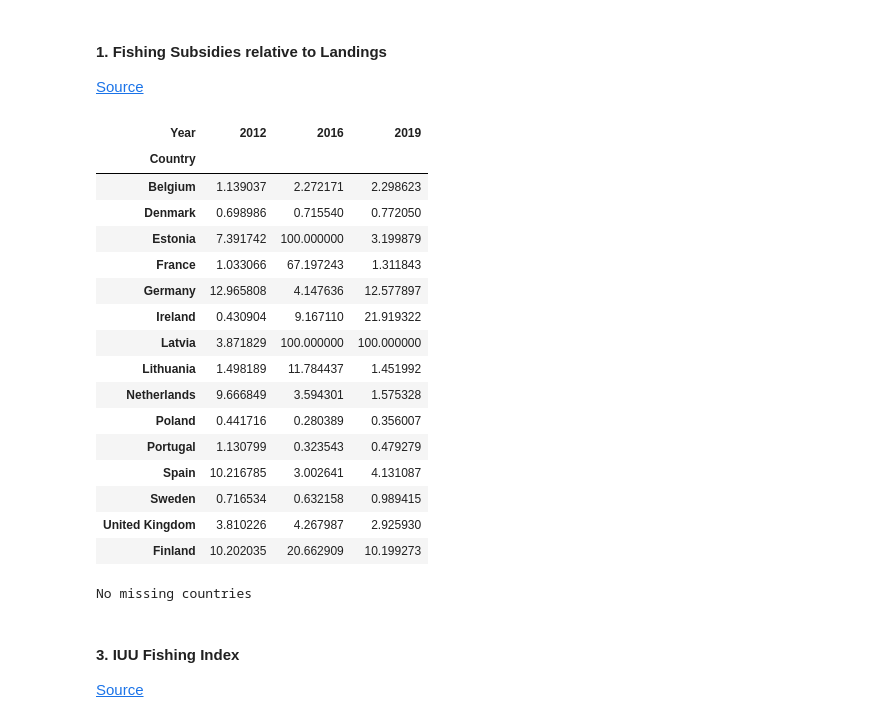
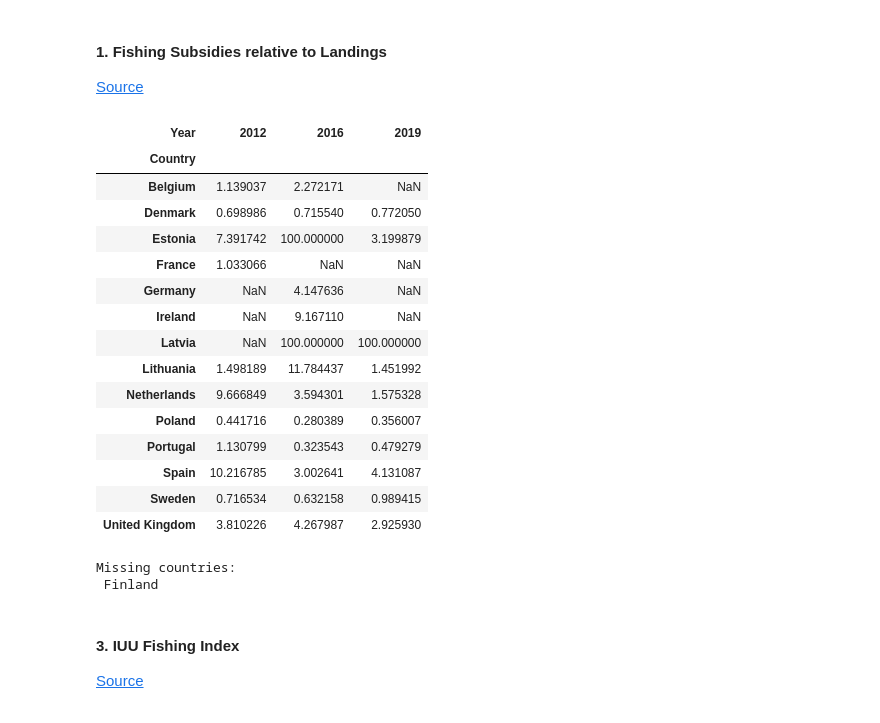
Before and after one commit to isaldiviagonzatti/sdg14, a Jupyter notebook: code/exploreSDG14.ipynb, the cells around one changed output. Cells and saved outputs as stored; diff of their text form; code cells hidden in the pictures.

```diff
--- a/code/exploreSDG14.ipynb
+++ b/code/exploreSDG14.ipynb
@@ -880,9 +889,13 @@ noRisk = [
 # selection as per https://stats.oecd.org/Index.aspx?QueryId=121718
 
 fse = pd.read_csv("../data/FISH_FSE.csv")
-years = range(2012,fse.Year.max())
+years = range(2012, fse.Year.max())
 # we use US dollars because some countries use their own currency ('Danish Krone', 'Zloty', 'Swedish Krona')
-fse = fse[(fse["Country"].isin(countriesEU)) & (fse["Measure"].isin(["US dollar"])) & (fse["Year"].isin(years))]
+fse = fse[
+    (fse["Country"].isin(countriesEU))
+    & (fse["Measure"].isin(["US dollar"]))
+    & (fse["Year"].isin(years))
+]
 
 # strip variable codes and delete parent variables to avoid double counting
 # solution from https://stackoverflow.com/q/76183612/14534411
@@ -894,51 +907,47 @@ variableAll = fse.vCode.unique().tolist()
 
 
 def is_parent(p, target):
     return p.startswith(target) and len(p) > len(target) and p[len(target)] == "."
 
 
 vSupport = []
 prev = ""
 for s in sorted(variableAll) + [""]:
     if prev and not is_parent(s, prev):
         vSupport.append(prev)
     prev = s
 
 fse = fse[(fse.vCode.isin(vSupport)) | (fse.vCode.isna())]
 
 # We calculate the ratio of high-risk subsidies to total subsidies
 fseRisk = fse[fse.Variable.isin(highRisk)]
 fseRisk = fseRisk.groupby(["Country", "Year"]).sum(numeric_only=True)
 fse = fse.groupby(["Country", "Year"]).sum(numeric_only=True)
 fseRiskRatio = (fseRisk / fse * 100).reset_index()
 # The less high-risk subsidies the better. We ignore 0 values to calculate meaningful target
-target = min(calculate_target(fseRiskRatio[fseRiskRatio.Value!=0], 'Value', 'Country'))
-fseRiskRatio['target'] = (target/fseRiskRatio.Value * 100).replace([np.inf, -np.inf], 100).clip(0,100)
-years = [2012,2016,fseRiskRatio.Year.max()]
+target = min(
+    calculate_target(fseRiskRatio[fseRiskRatio.Value != 0], "Value", "Country")
+)
+fseRiskRatio["target"] = (
+    (target / fseRiskRatio.Value * 100).replace([np.inf, -np.inf], 100).clip(0, 100)
+)
+years = [2012, 2016, fseRiskRatio.Year.max()]
 fseRiskkRatio = fseRiskRatio.pivot_table(
     columns="Year", index="Country", values="target", aggfunc="mean"
 )
-# fill missing values with nearest, then backfill and forward fill
-fseRiskkRatio = (
-    fseRiskkRatio.interpolate(method="nearest", axis=1, limit_direction="both")
-    .bfill(axis=1)
-    .ffill(axis=1)
-)
-# Finland is missing, we use the mean per year
-fseRiskkRatio.loc["Finland"] = fseRiskkRatio.mean()
 
 fseRiskkRatio[years][fseRiskkRatio.index.isin(countries)]
 missingCountries(fseRiskkRatio)
 # %% [output]
 | Year | 2012 | 2016 | 2019 |
 | Country |  |  |  |
-| Belgium | 1.139037 | 2.272171 | 2.298623 |
+| Belgium | 1.139037 | 2.272171 | NaN |
 | Denmark | 0.698986 | 0.715540 | 0.772050 |
 | Estonia | 7.391742 | 100.000000 | 3.199879 |
-| France | 1.033066 | 67.197243 | 1.311843 |
-| Germany | 12.965808 | 4.147636 | 12.577897 |
-| Ireland | 0.430904 | 9.167110 | 21.919322 |
-| Latvia | 3.871829 | 100.000000 | 100.000000 |
+| France | 1.033066 | NaN | NaN |
+| Germany | NaN | 4.147636 | NaN |
+| Ireland | NaN | 9.167110 | NaN |
+| Latvia | NaN | 100.000000 | 100.000000 |
 | Lithuania | 1.498189 | 11.784437 | 1.451992 |
 | Netherlands | 9.666849 | 3.594301 | 1.575328 |
 | Poland | 0.441716 | 0.280389 | 0.356007 |
@@ -946,8 +955,8 @@ missingCountries(fseRiskkRatio)
 | Spain | 10.216785 | 3.002641 | 4.131087 |
 | Sweden | 0.716534 | 0.632158 | 0.989415 |
 | United Kingdom | 3.810226 | 4.267987 | 2.925930 |
-| Finland | 10.202035 | 20.662909 | 10.199273 |
-No missing countries
+Missing countries:
+ Finland
 # %% [markdown]
 #### 3. IUU Fishing Index
 
```
Also changed, not shown: parts of 31 cells of this notebook, 10 other files.
